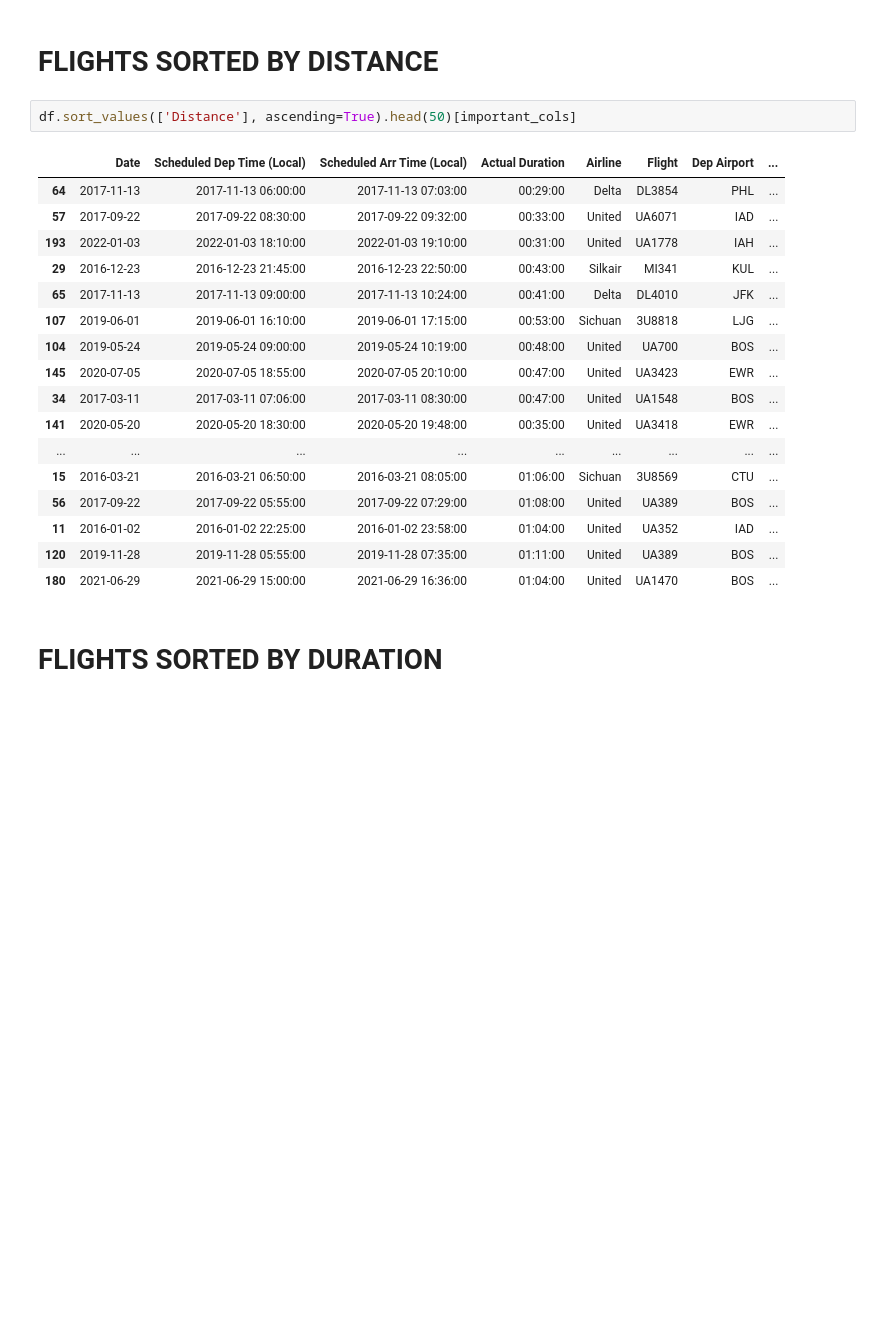
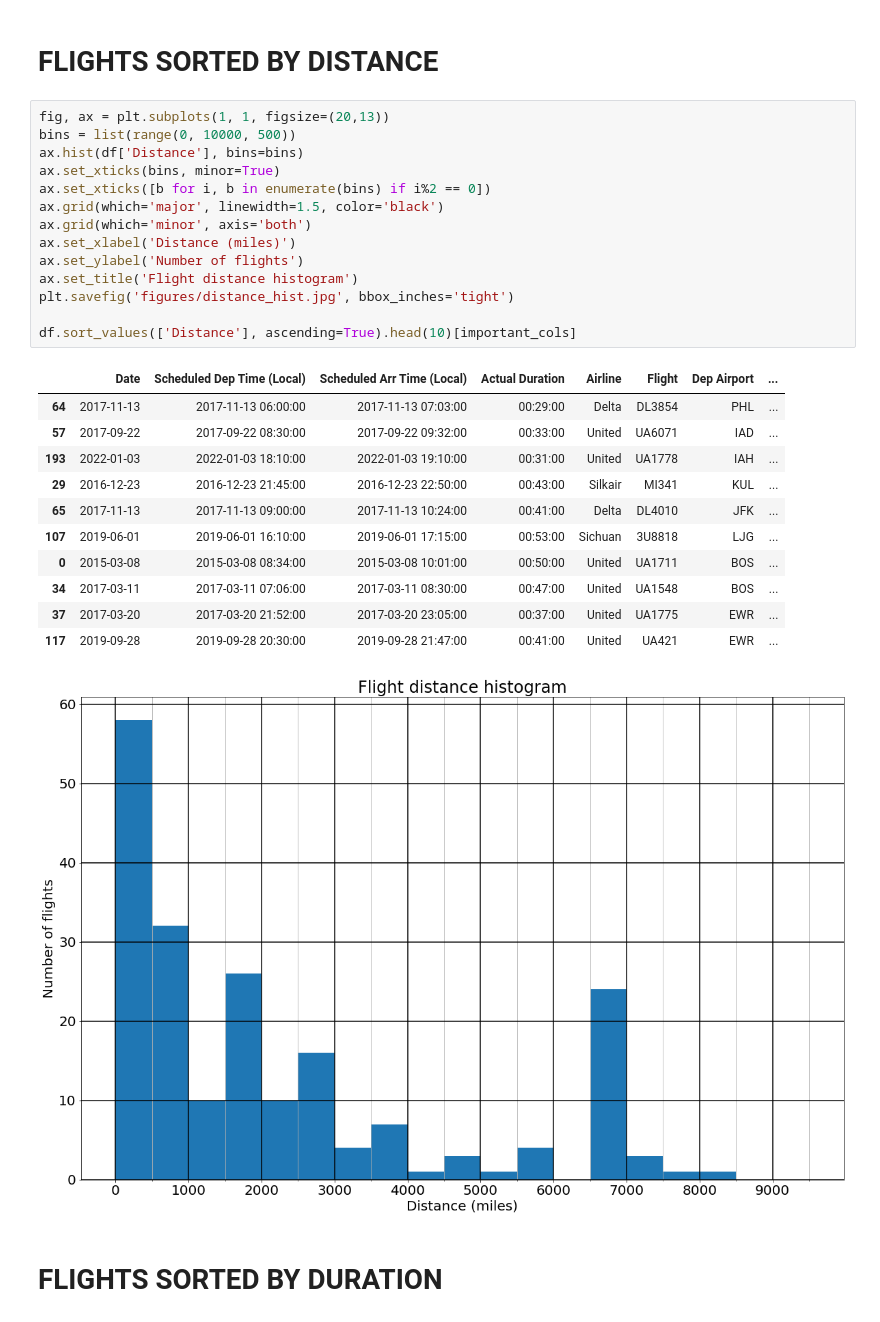
Before and after one commit to picrazy2/picrazy2.github.io, a Jupyter notebook: flightlog/flight log.ipynb, the cells around one changed output. Saved outputs shown, nothing was run; the diff lists cells and outputs as text; blank space fills up the shorter version.

```diff
--- a/flightlog/flight log.ipynb
+++ b/flightlog/flight log.ipynb
@@ -160,24 +160,31 @@ Longest time without flying: 157 days 18:22:00, 2016-07-10 to 2016-12-15
 # %% [markdown]
 # FLIGHTS SORTED BY DISTANCE
-# %%
-df.sort_values(['Distance'], ascending=True).head(50)[important_cols]
-# %% [output]
-|  | Date | Scheduled Dep Time (Local) | Scheduled Arr Time (Local) | Actual Duration | Airline | Flight | Dep Airport | ... |
-| 64 | 2017-11-13 | 2017-11-13 06:00:00 | 2017-11-13 07:03:00 | 00:29:00 | Delta | DL3854 | PHL | ... |
-| 57 | 2017-09-22 | 2017-09-22 08:30:00 | 2017-09-22 09:32:00 | 00:33:00 | United | UA6071 | IAD | ... |
-| 193 | 2022-01-03 | 2022-01-03 18:10:00 | 2022-01-03 19:10:00 | 00:31:00 | United | UA1778 | IAH | ... |
-| 29 | 2016-12-23 | 2016-12-23 21:45:00 | 2016-12-23 22:50:00 | 00:43:00 | Silkair | MI341 | KUL | ... |
-| 65 | 2017-11-13 | 2017-11-13 09:00:00 | 2017-11-13 10:24:00 | 00:41:00 | Delta | DL4010 | JFK | ... |
-| 107 | 2019-06-01 | 2019-06-01 16:10:00 | 2019-06-01 17:15:00 | 00:53:00 | Sichuan | 3U8818 | LJG | ... |
-| 104 | 2019-05-24 | 2019-05-24 09:00:00 | 2019-05-24 10:19:00 | 00:48:00 | United | UA700 | BOS | ... |
-| 145 | 2020-07-05 | 2020-07-05 18:55:00 | 2020-07-05 20:10:00 | 00:47:00 | United | UA3423 | EWR | ... |
-| 34 | 2017-03-11 | 2017-03-11 07:06:00 | 2017-03-11 08:30:00 | 00:47:00 | United | UA1548 | BOS | ... |
-| 141 | 2020-05-20 | 2020-05-20 18:30:00 | 2020-05-20 19:48:00 | 00:35:00 | United | UA3418 | EWR | ... |
-| ... | ... | ... | ... | ... | ... | ... | ... | ... |
-| 15 | 2016-03-21 | 2016-03-21 06:50:00 | 2016-03-21 08:05:00 | 01:06:00 | Sichuan | 3U8569 | CTU | ... |
-| 56 | 2017-09-22 | 2017-09-22 05:55:00 | 2017-09-22 07:29:00 | 01:08:00 | United | UA389 | BOS | ... |
-| 11 | 2016-01-02 | 2016-01-02 22:25:00 | 2016-01-02 23:58:00 | 01:04:00 | United | UA352 | IAD | ... |
-| 120 | 2019-11-28 | 2019-11-28 05:55:00 | 2019-11-28 07:35:00 | 01:11:00 | United | UA389 | BOS | ... |
-| 180 | 2021-06-29 | 2021-06-29 15:00:00 | 2021-06-29 16:36:00 | 01:04:00 | United | UA1470 | BOS | ... |
+# %%
+fig, ax = plt.subplots(1, 1, figsize=(20,13))
+bins = list(range(0, 10000, 500))
+ax.hist(df['Distance'], bins=bins)
+ax.set_xticks(bins, minor=True)
+ax.set_xticks([b for i, b in enumerate(bins) if i%2 == 0])
+ax.grid(which='major', linewidth=1.5, color='black')
+ax.grid(which='minor', axis='both')
+ax.set_xlabel('Distance (miles)')
+ax.set_ylabel('Number of flights')
+ax.set_title('Flight distance histogram')
+plt.savefig('figures/distance_hist.jpg', bbox_inches='tight')
+
+df.sort_values(['Distance'], ascending=True).head(10)[important_cols]
+# %% [output]
+|  | Date | Scheduled Dep Time (Local) | Scheduled Arr Time (Local) | Actual Duration | Airline | Flight | Dep Airport | ... |
+| 64 | 2017-11-13 | 2017-11-13 06:00:00 | 2017-11-13 07:03:00 | 00:29:00 | Delta | DL3854 | PHL | ... |
+| 57 | 2017-09-22 | 2017-09-22 08:30:00 | 2017-09-22 09:32:00 | 00:33:00 | United | UA6071 | IAD | ... |
+| 193 | 2022-01-03 | 2022-01-03 18:10:00 | 2022-01-03 19:10:00 | 00:31:00 | United | UA1778 | IAH | ... |
+| 29 | 2016-12-23 | 2016-12-23 21:45:00 | 2016-12-23 22:50:00 | 00:43:00 | Silkair | MI341 | KUL | ... |
+| 65 | 2017-11-13 | 2017-11-13 09:00:00 | 2017-11-13 10:24:00 | 00:41:00 | Delta | DL4010 | JFK | ... |
+| 107 | 2019-06-01 | 2019-06-01 16:10:00 | 2019-06-01 17:15:00 | 00:53:00 | Sichuan | 3U8818 | LJG | ... |
+| 0 | 2015-03-08 | 2015-03-08 08:34:00 | 2015-03-08 10:01:00 | 00:50:00 | United | UA1711 | BOS | ... |
+| 34 | 2017-03-11 | 2017-03-11 07:06:00 | 2017-03-11 08:30:00 | 00:47:00 | United | UA1548 | BOS | ... |
+| 37 | 2017-03-20 | 2017-03-20 21:52:00 | 2017-03-20 23:05:00 | 00:37:00 | United | UA1775 | EWR | ... |
+| 117 | 2019-09-28 | 2019-09-28 20:30:00 | 2019-09-28 21:47:00 | 00:41:00 | United | UA421 | EWR | ... |
+[figure, added]
 # %% [markdown]
 # FLIGHTS SORTED BY DURATION
```
Also changed, not shown: parts of 26 cells of this notebook, 22 other files.
